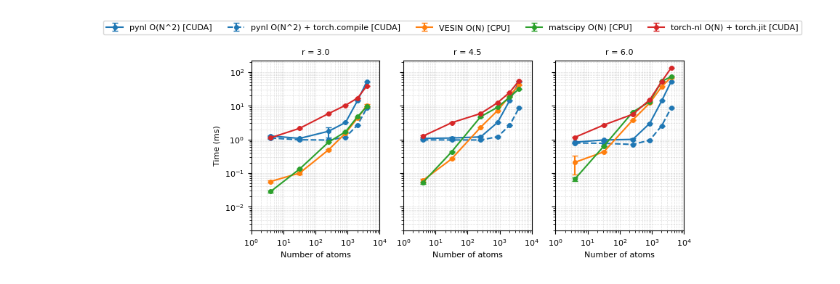
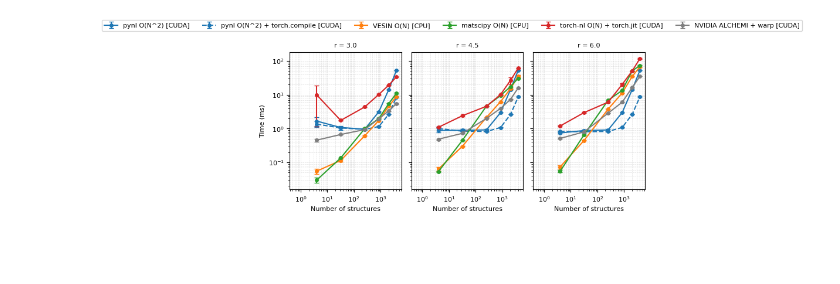
Before and after one commit to venkatkapil24/batch_nl, a Jupyter notebook: examples/benchmark_single_structure.ipynb, the cells around one changed output. Saved outputs shown, nothing was run; the diff lists cells and outputs as text; code cells hidden in the pictures; blank space fills up the shorter version.

```diff
--- a/examples/benchmark_single_structure.ipynb
+++ b/examples/benchmark_single_structure.ipynb
@@ -223,30 +257,35 @@ methods = [
     "vesin_on1",
     "matscipy_on1",
     "torch_on1",
+    "nvidia_on1",
 ]
 
-labels = [
-    "pynl O(N^2) [CUDA]",
-    "pynl O(N^2) + torch.compile [CUDA]",
-    "VESIN O(N) [CPU]",
-    "matscipy O(N) [CPU]",
-    "torch-nl O(N) + torch.jit [CUDA]",
-]
+labels = {
+    "pynl_on2":         "pynl O(N^2) [CUDA]",
+    "pynl_on2_compile": "pynl O(N^2) + torch.compile [CUDA]",
+    "vesin_on1":        "VESIN O(N) [CPU]",
+    "matscipy_on1":     "matscipy O(N) [CPU]",
+    "torch_on1":        "torch-nl O(N) + torch.jit [CUDA]",
+    "nvidia_on1":       "NVIDIA ALCHEMI + warp [CUDA]",
+}
 
-# One color per method family
+# One color per method family (pynl_on2 + pynl_on2_compile share color)
 colors = {
     "pynl_on2":     "tab:blue",
     "vesin_on1":    "tab:orange",
     "matscipy_on1": "tab:green",
     "torch_on1":    "tab:red",
+    "nvidia_on1":   "tab:grey",
 }
 
 radii_list = list(results.keys())
 num_panels = len(radii_list)
 
 fig, axes = plt.subplots(
-    1, num_panels,
-    sharex=True, sharey=True,
+    1,
+    num_panels,
+    sharex=True,
+    sharey=True,
     figsize=(3.41 * 2, 3.41),
 )
 
@@ -255,48 +294,47 @@ if num_panels == 1:
 
 for ax, radius in zip(axes, radii_list):
 
-    num_atoms_list = sorted(results[radius].keys())
+    # x-axis = number of structures
+    n_struct_list = sorted(results[radius].keys())
 
-    for method, label in zip(methods, labels):
-        means  = [results[radius][N][method]["mean"] for N in num_atoms_list]
-        errors = [results[radius][N][method]["stderr"] for N in num_atoms_list]
+    for method in methods:
 
-        # choose color family
+        means  = [results[radius][n][method]["mean"]   for n in n_struct_list]
+        errors = [results[radius][n][method]["stderr"] for n in n_struct_list]
+
+        # Color by family: pynl_on2 + pynl_on2_compile → "pynl_on2"
         if method.startswith("pynl_on2"):
             color_key = "pynl_on2"
         else:
-            color_key = method  # vesin_on1, matscipy_on1, torch_on1
+            color_key = method
 
         color = colors[color_key]
-
-        # dashed if method has compile
         linestyle = "--" if "compile" in method else "-"
 
         ax.errorbar(
-            num_atoms_list,
+            n_struct_list,
             means,
             yerr=errors,
             marker="o",
             linestyle=linestyle,
             color=color,
             capsize=3,
-            label=label,
+            label=labels[method],
         )
 
     ax.set_xscale("log")
     ax.set_yscale("log")
     ax.set_title(f"r = {radius}")
-    ax.set_xlim(1, 10**4)
     ax.grid(True, which="both", ls="--", alpha=0.4)
 
 for ax in axes:
-    ax.set_xlabel("Number of atoms")
+    ax.set_xlabel("Number of structures")
 axes[0].set_ylabel("Time (ms)")
 
 handles, legend_labels = axes[0].get_legend_handles_labels()
 fig.legend(handles, legend_labels, loc="upper center", ncol=len(methods))
 
 plt.tight_layout(rect=[0, 0, 1, 0.92])
 plt.show()
 # %% [output]
-[figure, old version]
+[figure, new version]
```
Also changed, not shown: parts of 2 cells of this notebook, 3 other files.
